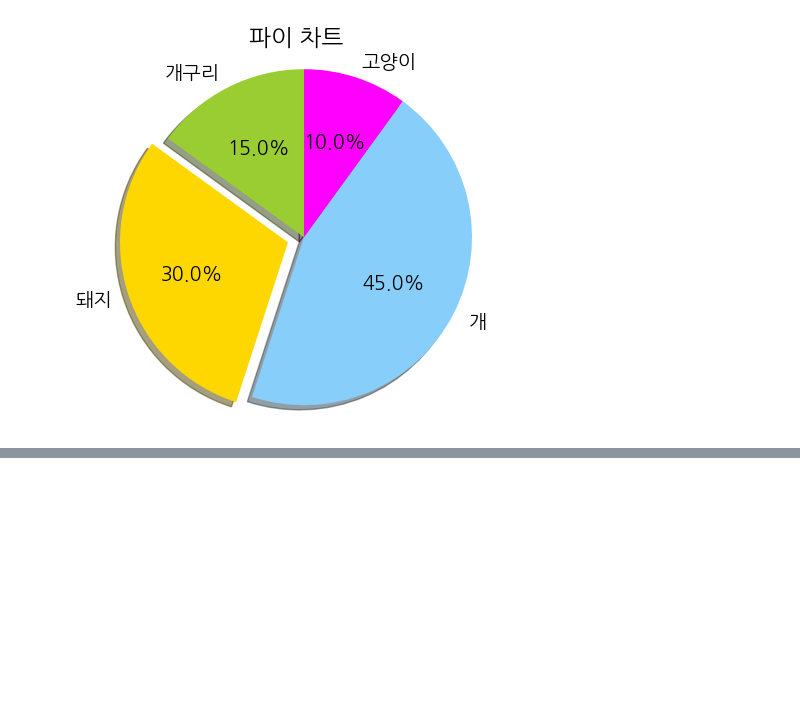
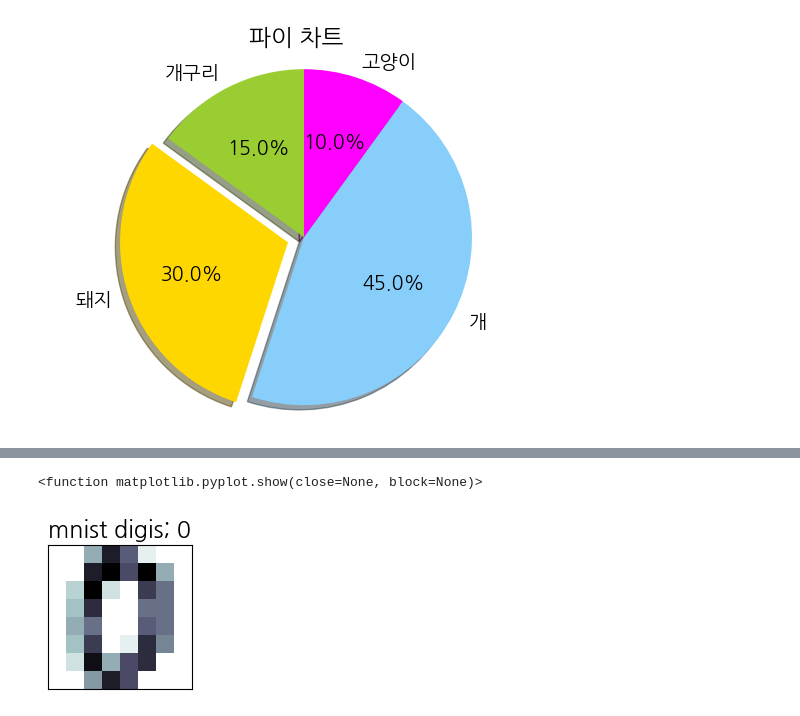
Before and after one commit to ahndb/aws_phyhon_240215, a Jupyter notebook: matplotlib_visualize_data/0304/b_matplotlib_variety_plots.ipynb, the cells around one changed output, grey strips where cells are left out. Saved outputs shown, nothing was run; the diff lists cells and outputs as text; code cells hidden in the pictures; blank space fills up the shorter version.

```diff
--- a/matplotlib_visualize_data/0304/b_matplotlib_variety_plots.ipynb
+++ b/matplotlib_visualize_data/0304/b_matplotlib_variety_plots.ipynb
@@ -83,0 +141,4 @@ plt.show()
+# %%
+digits = load_digits()
+x = digits.images[0]
+x
@@ -83,0 +154,13 @@ plt.show()
+# %%
+plt.title('mnist digis; 0')
+plt.imshow(x, interpolation='nearest', cmap=plt.cm.bone_r) # 차트생성
+# cmap 컬러변경
+# interpolation 시각화표현
+plt.subplots_adjust(left=0.35, right=0.65, bottom=0.35, top=0.65) # 크기 설정
+plt.xticks([]) # 틱 가릴때 인수[] 지정
+plt.yticks([]) # 틱 가릴때 인수[] 지정
+
+plt.show
+# %% [output]
+<function matplotlib.pyplot.show(close=None, block=None)>
+[figure, added]
```
Also changed, not shown: parts of 11 cells of this notebook.
